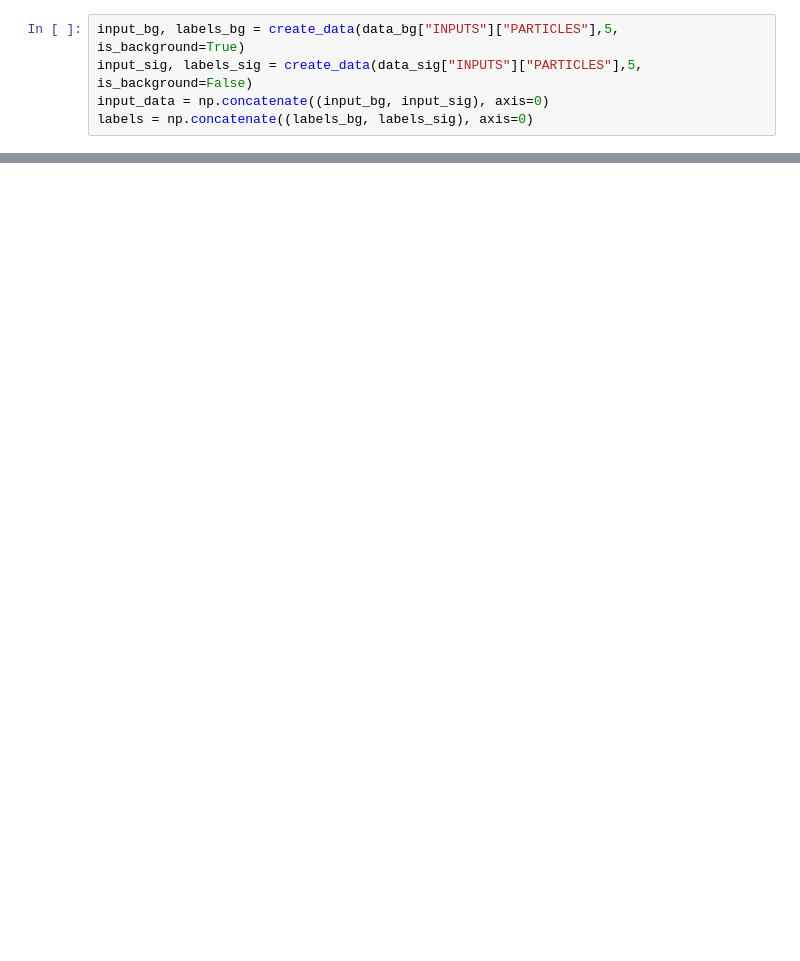
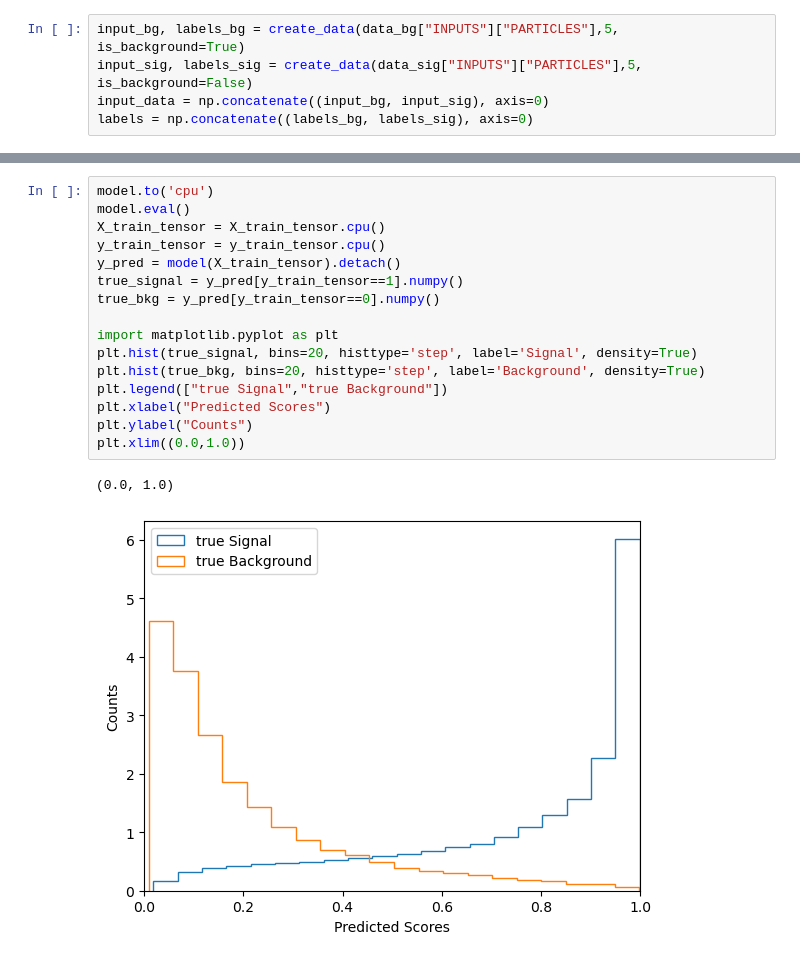
Before and after one commit to diegobaronm/VBFTransformer, a Jupyter notebook: notebooks/TransformerClassifier.ipynb, the cells around one changed output, grey strips where cells are left out. Saved outputs shown, nothing was run; the diff lists cells and outputs as text; blank space fills up the shorter version.

```diff
--- a/notebooks/TransformerClassifier.ipynb
+++ b/notebooks/TransformerClassifier.ipynb
@@ -170,0 +238,19 @@ plt.show()
+# %%
+model.to('cpu')
+model.eval()
+X_train_tensor = X_train_tensor.cpu()
+y_train_tensor = y_train_tensor.cpu()
+y_pred = model(X_train_tensor).detach()
+true_signal = y_pred[y_train_tensor==1].numpy()
+true_bkg = y_pred[y_train_tensor==0].numpy()
+
+import matplotlib.pyplot as plt
+plt.hist(true_signal, bins=20, histtype='step', label='Signal', density=True)
+plt.hist(true_bkg, bins=20, histtype='step', label='Background', density=True)
+plt.legend(["true Signal","true Background"])
+plt.xlabel("Predicted Scores")
+plt.ylabel("Counts")
+plt.xlim((0.0,1.0))
+# %% [output]
+(0.0, 1.0)
+[figure, added]
```
Also changed, not shown: parts of 13 cells of this notebook.
